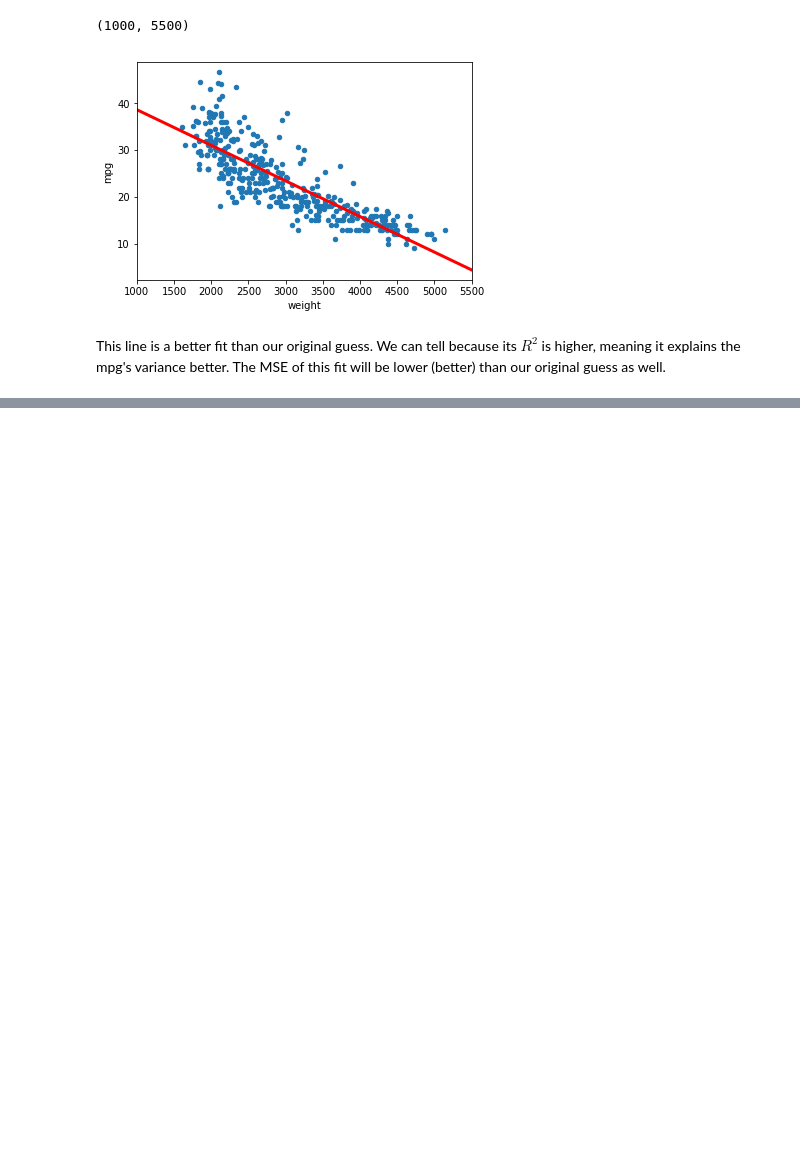
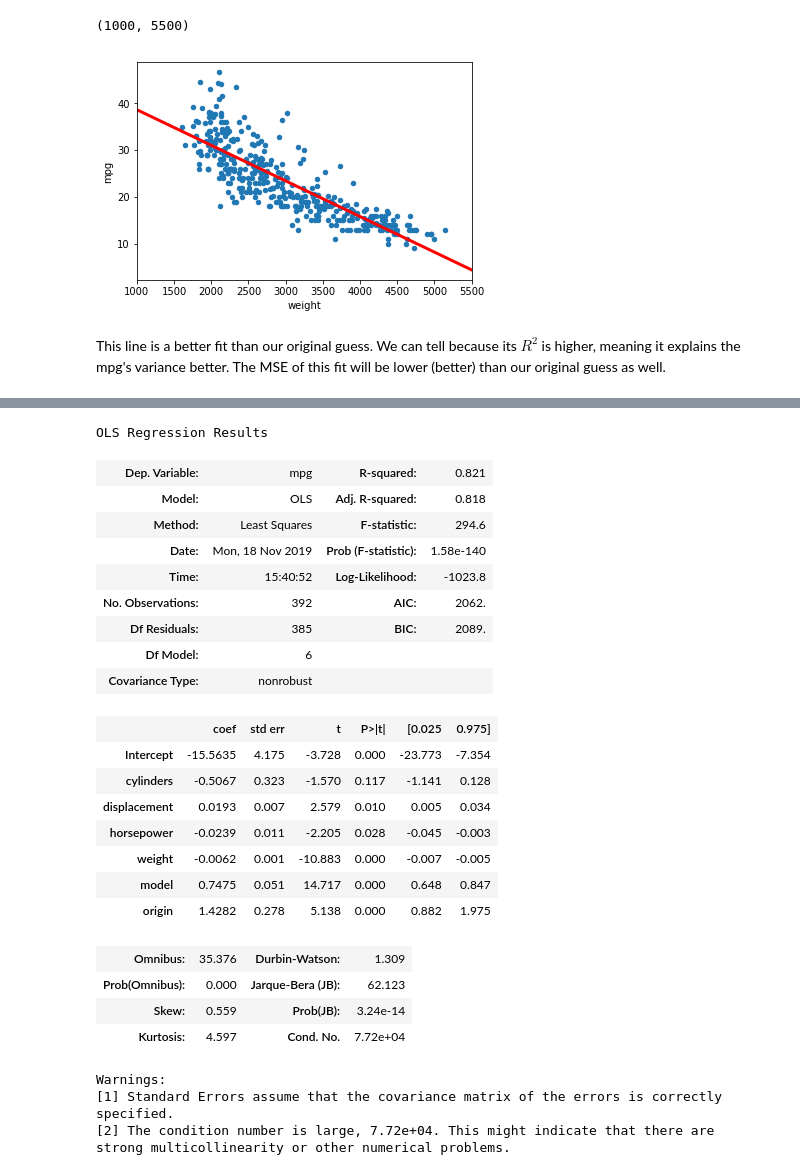
Before and after one commit to randifico/INTRO-TO-DATA-ANALYSIS, a Jupyter notebook: cars.ipynb, the cells around one changed output, grey strips where cells are left out. Drawn from its saved outputs; the diff is of its cells as text; code cells hidden in the pictures; blank space fills up the shorter version.

```diff
--- a/cars.ipynb
+++ b/cars.ipynb
@@ -565,0 +772,33 @@ This line is a better fit than our original guess. We can tell because its $R^2$
+# %%
+linear_model = smf.ols(formula='mpg ~ cylinders + displacement + horsepower + weight + model + origin',
+                       data=cars)
+
+fitted_model = linear_model.fit()
+fitted_model.summary()
+# %% [output]
+OLS Regression Results
+| Dep. Variable: | mpg | R-squared: | 0.821 |
+| Model: | OLS | Adj. R-squared: | 0.818 |
+| Method: | Least Squares | F-statistic: | 294.6 |
+| Date: | Mon, 18 Nov 2019 | Prob (F-statistic): | 1.58e-140 |
+| Time: | 15:40:52 | Log-Likelihood: | -1023.8 |
+| No. Observations: | 392 | AIC: | 2062. |
+| Df Residuals: | 385 | BIC: | 2089. |
+| Df Model: | 6 |  |  |
+| Covariance Type: | nonrobust |  |  |
+|  | coef | std err | t | P>|t| | [0.025 | 0.975] |
+| Intercept | -15.5635 | 4.175 | -3.728 | 0.000 | -23.773 | -7.354 |
+| cylinders | -0.5067 | 0.323 | -1.570 | 0.117 | -1.141 | 0.128 |
+| displacement | 0.0193 | 0.007 | 2.579 | 0.010 | 0.005 | 0.034 |
+| horsepower | -0.0239 | 0.011 | -2.205 | 0.028 | -0.045 | -0.003 |
+| weight | -0.0062 | 0.001 | -10.883 | 0.000 | -0.007 | -0.005 |
+| model | 0.7475 | 0.051 | 14.717 | 0.000 | 0.648 | 0.847 |
+| origin | 1.4282 | 0.278 | 5.138 | 0.000 | 0.882 | 1.975 |
+| Omnibus: | 35.376 | Durbin-Watson: | 1.309 |
+| Prob(Omnibus): | 0.000 | Jarque-Bera (JB): | 62.123 |
+| Skew: | 0.559 | Prob(JB): | 3.24e-14 |
+| Kurtosis: | 4.597 | Cond. No. | 7.72e+04 |
+Warnings:
+[1] Standard Errors assume that the covariance matrix of the errors is correctly specified.
+[2] The condition number is large, 7.72e+04. This might indicate that there are
+strong multicollinearity or other numerical problems.
```
Also changed, not shown: parts of 12 cells of this notebook, 1 other file.
